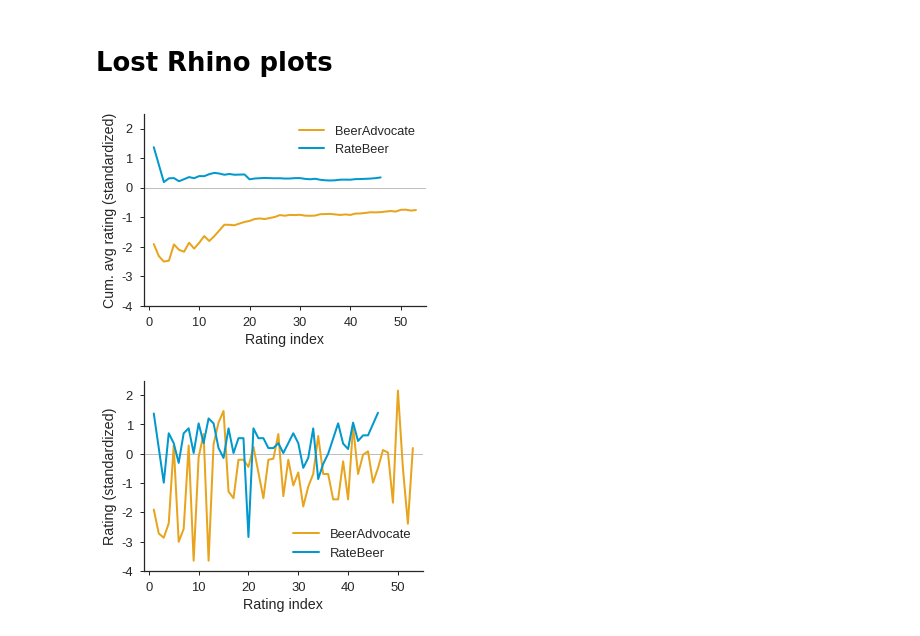
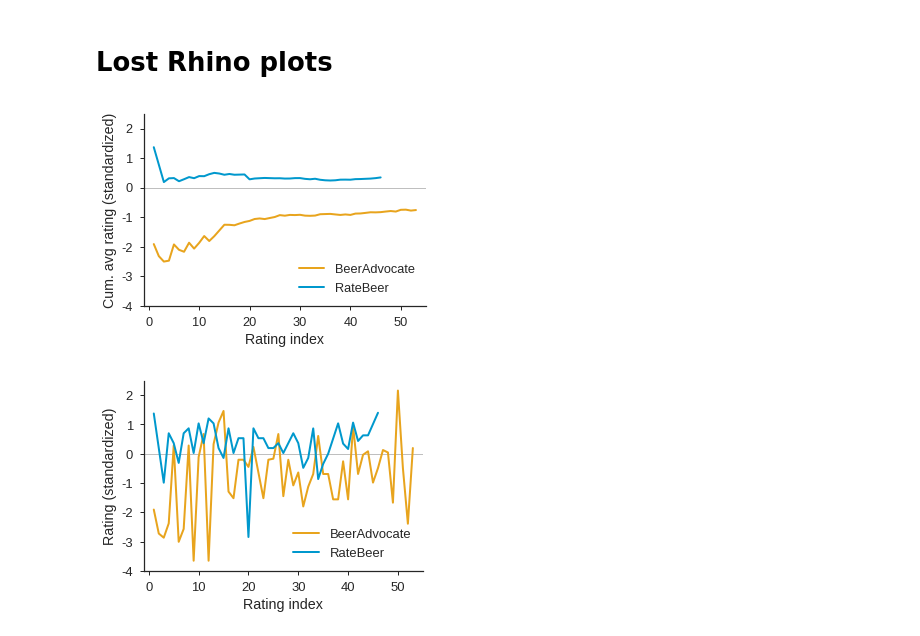
Before and after one commit to epfl-dlab/when_sheep_shop, a Jupyter notebook: code/notebooks/5-plots_paper/plots.ipynb, the cells around one changed output. Drawn from its saved outputs; the diff is of its cells as text; code cells hidden in the pictures.

Commit message:
[UPD] figures

```diff
--- a/code/notebooks/5-plots_paper/plots.ipynb
+++ b/code/notebooks/5-plots_paper/plots.ipynb
@@ -33,6 +33,8 @@ colors = {'H for HH': '#8b0000',
           'M for MM': '#ffd700',
           'M for LM': '#9dcd75',
           'L for LM': '#6cb482',
+          'M for ML': '#9dcd75',
+          'L for ML': '#6cb482',
           'L for HL': '#419a83',
           'L for LL': '#008080',
           'ba': (232/255,164/255,29/255),
@@ -60,35 +62,35 @@ sns.set_style("white", {
     "font.scale": 2
 })
 sns.set_style("ticks", {"xtick.major.size": 4,
                         "ytick.major.size": 4})
 ax = plt.subplot(111)
 ax.spines['right'].set_visible(False)
 ax.spines['top'].set_visible(False)
 
 plt.plot([-10, 55], [0, 0], 'grey', linewidth=0.5)
 
 for key in ['ba', 'rb']:
 
     rats = ratings[key]
 
     rmean = np.cumsum(rats)/np.array(range(1, len(rats)+1))
 
     ax.plot(list(range(1, len(rmean)+1)), rmean, color=colors[key], label=labels[key], linewidth=2)
 
 plt.ylabel('Cum. avg rating (standardized)')
 plt.xlabel('Rating index')
 
 plt.xlim([-1, 55])
 plt.ylim([-4, 2.5])
 plt.yticks(list(range(-4, 3)), list(range(-4, 3)))
 
-leg = plt.legend()
+leg = plt.legend(loc=4)
 leg.get_frame().set_linewidth(0.0)
 plt.tight_layout()
 
 plt.savefig(save_folder + 'timeseries_avg_zscore_example.pdf', bbox_inches='tight')
 # %% [output]
-[figure, old version]
+[figure, new version]
 # %%
 plt.figure(figsize=(5, 3.5), frameon=False)
 
```
Also changed, not shown: parts of 7 cells of this notebook, 8 other files.
